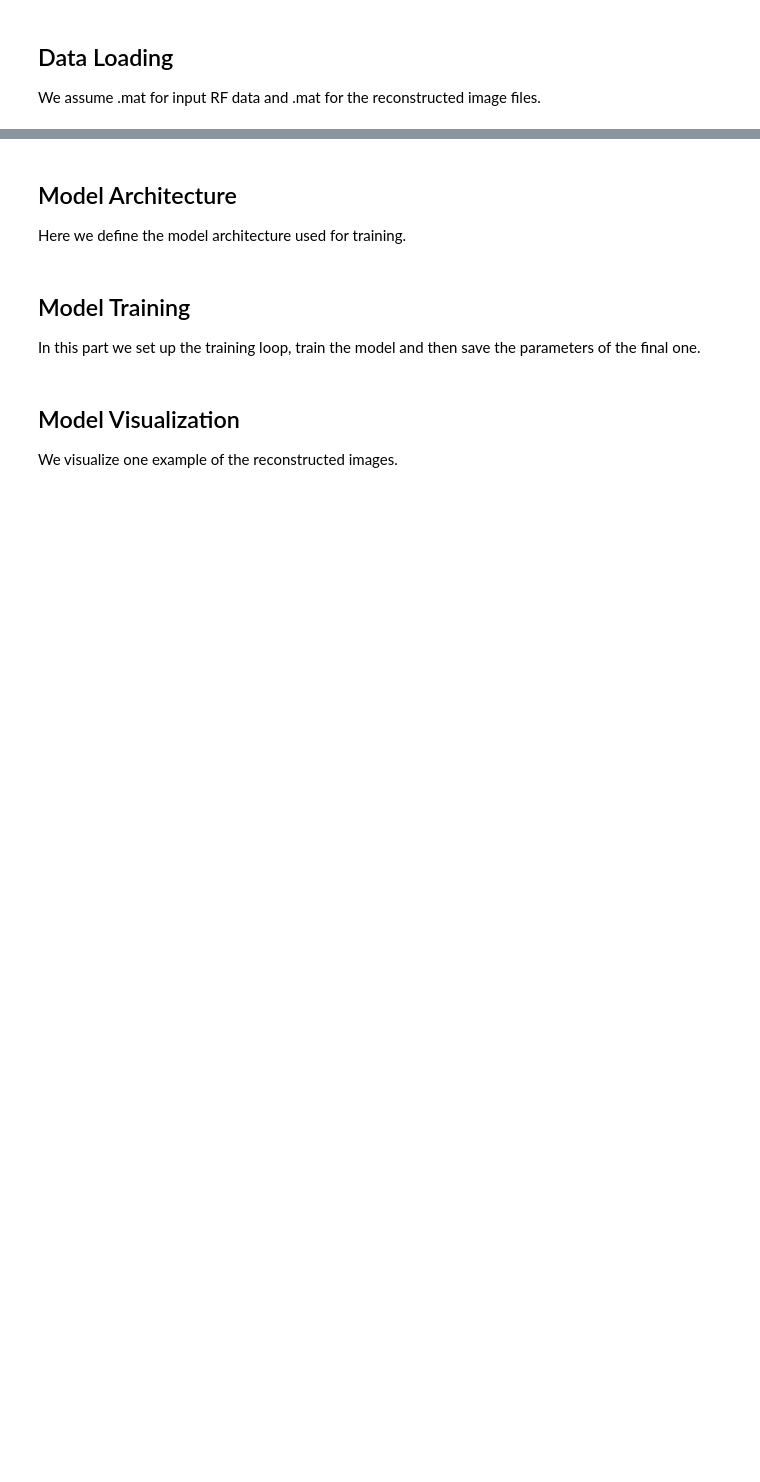
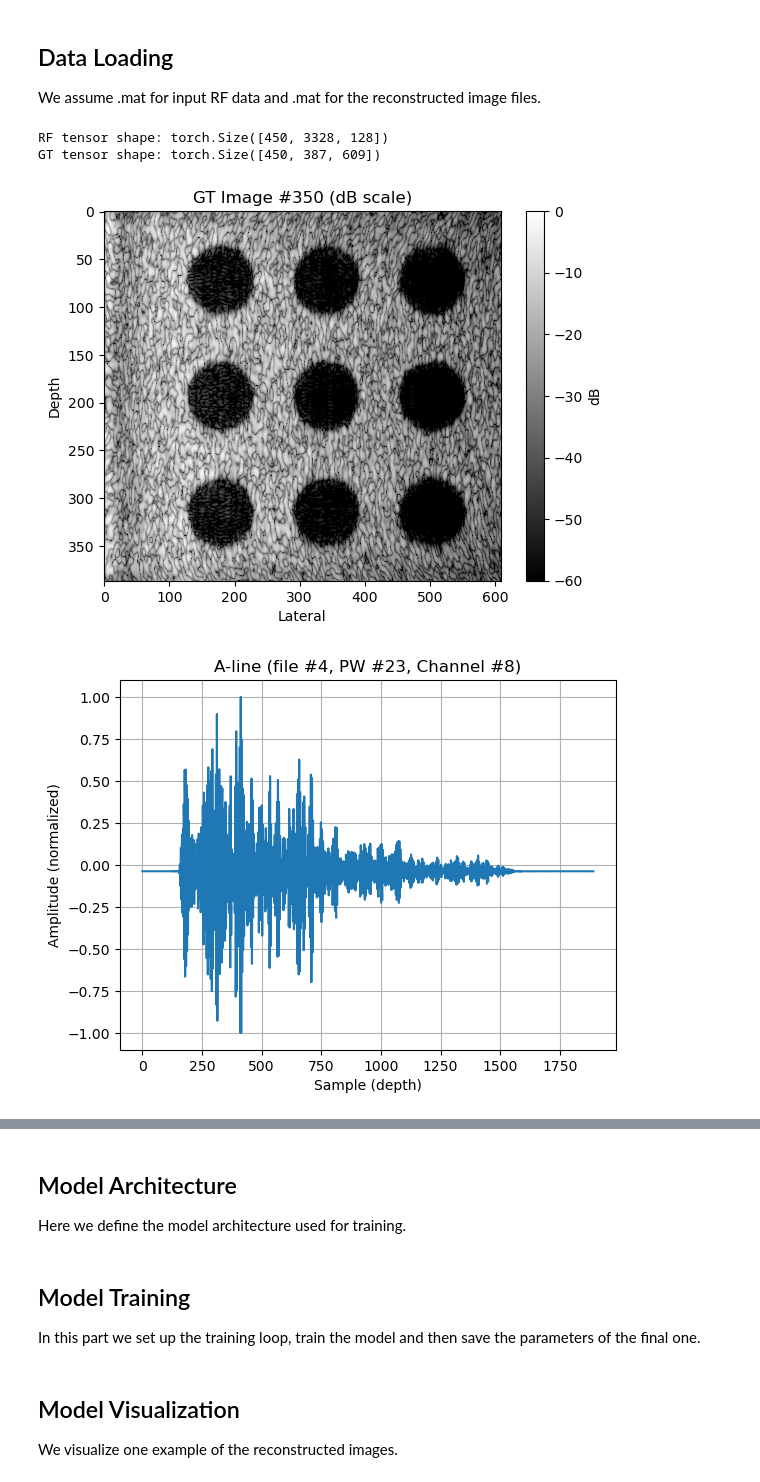
Before and after one commit to jacobinsilico/ReconstructUS, a Jupyter notebook: code/train_model.ipynb, the cells around one changed output, grey strips where cells are left out. Saved outputs shown, nothing was run; the diff lists cells and outputs as text; code cells hidden in the pictures; blank space fills up the shorter version.

Commit message:
Implemented visualization tool and changed the data loading.

```diff
--- a/code/train_model.ipynb
+++ b/code/train_model.ipynb
@@ -47,0 +110,51 @@ We assume .mat for input RF data and .mat for the reconstructed image files.
+# %%
+print("RF tensor shape:", rf_tensor.shape)   # should be [450, 3328, 128]
+print("GT tensor shape:", gt_tensor.shape)   # should be [450, 378, 609]
+# %% [output]
+RF tensor shape: torch.Size([450, 3328, 128])
+GT tensor shape: torch.Size([450, 387, 609])
+# %%
+def visualize_gt_db(gt_tensor, idx=0, clim=(-60, 0)):
+    gt = gt_tensor[idx].detach().cpu().numpy()
+    gt_mag = np.abs(gt)
+    gt_db = 20 * np.log10(gt_mag / np.max(gt_mag) + 1e-8)
+
+    plt.imshow(gt_db, cmap='gray', aspect='auto', vmin=clim[0], vmax=clim[1])
+    plt.title(f"GT Image #{idx} (dB scale)")
+    plt.xlabel('Lateral')
+    plt.ylabel('Depth')
+    plt.colorbar(label='dB')
+    plt.show()
+
+def visualize_rf_line(rf_paths, file_idx=0, pw_idx=0, ch_idx=0):
+    import scipy.io as sio
+
+    rf_raw = sio.loadmat(rf_paths[file_idx])['rf_raw']  # shape: [samples, 128, 75]
+
+    if pw_idx >= rf_raw.shape[2]:
+        raise ValueError("Invalid plane wave index")
+    if ch_idx >= rf_raw.shape[1]:
+        raise ValueError("Invalid transducer channel index")
+
+    # Extract single A-line
+    a_line = rf_raw[:, ch_idx, pw_idx]  # shape: [samples]
+    a_line = torch.tensor(a_line, dtype=torch.float32)
+
+    # Normalize to [-1, 1] for visualization (optional)
+    min_val, max_val = a_line.min(), a_line.max()
+    if max_val - min_val > 0:
+        a_line = 2 * (a_line - min_val) / (max_val - min_val) - 1
+
+    # Plot
+    plt.plot(a_line.numpy())
+    plt.title(f"A-line (file #{file_idx}, PW #{pw_idx}, Channel #{ch_idx})")
+    plt.xlabel("Sample (depth)")
+    plt.ylabel("Amplitude (normalized)")
+    plt.grid(True)
+    plt.show()
+# %%
+visualize_gt_db(gt_tensor, idx=350)
+visualize_rf_line(rf_paths, file_idx=4, pw_idx=23, ch_idx=8)
+# %% [output]
+[figure, added]
+[figure, added]
```
Also changed, not shown: parts of 11 cells of this notebook.
